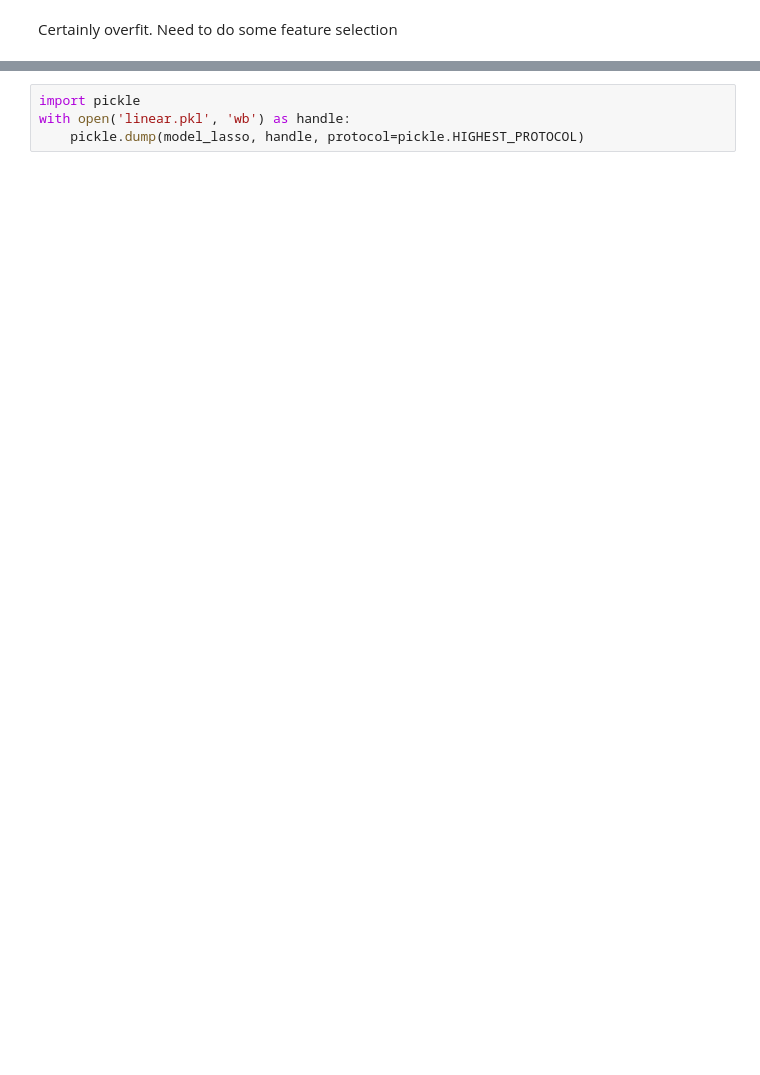
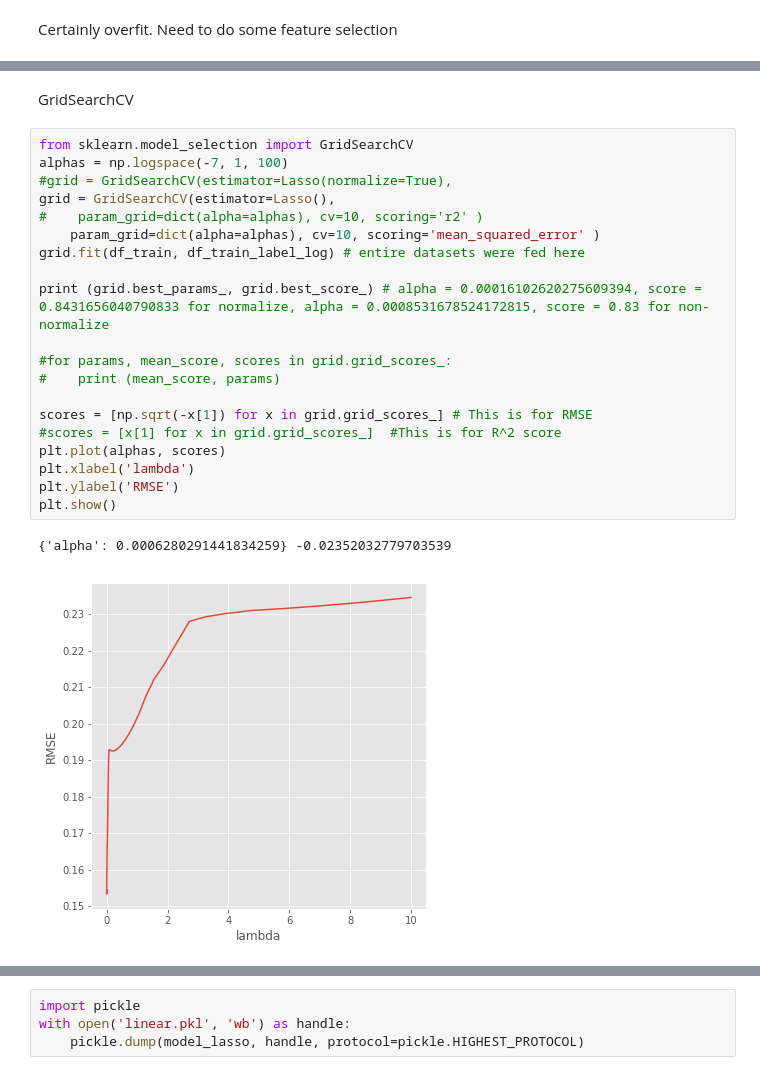
Before and after one commit to richiebui/4sigma, a Jupyter notebook: Hueyling/Kaggle_House_Price/linear_regression.ipynb, the cells around one changed output, grey strips where cells are left out. Saved outputs shown, nothing was run; the diff lists cells and outputs as text; blank space fills up the shorter version.

```diff
--- a/Hueyling/Kaggle_House_Price/linear_regression.ipynb
+++ b/Hueyling/Kaggle_House_Price/linear_regression.ipynb
@@ -116,0 +119,25 @@ Lasso picked 70 variables and eliminated the other 29 variables
+# %% [markdown]
+GridSearchCV
+# %%
+from sklearn.model_selection import GridSearchCV
+alphas = np.logspace(-7, 1, 100)
+#grid = GridSearchCV(estimator=Lasso(normalize=True),
+grid = GridSearchCV(estimator=Lasso(),
+#    param_grid=dict(alpha=alphas), cv=10, scoring='r2' )
+    param_grid=dict(alpha=alphas), cv=10, scoring='mean_squared_error' )
+grid.fit(df_train, df_train_label_log) # entire datasets were fed here
+
+print (grid.best_params_, grid.best_score_) # alpha = 0.00016102620275609394, score = 0.8431656040790833 for normalize, alpha = 0.0008531678524172815, score = 0.83 for non-normalize
+
+#for params, mean_score, scores in grid.grid_scores_:
+#    print (mean_score, params)
+
+scores = [np.sqrt(-x[1]) for x in grid.grid_scores_] # This is for RMSE
+#scores = [x[1] for x in grid.grid_scores_]  #This is for R^2 score
+plt.plot(alphas, scores)
+plt.xlabel('lambda')
+plt.ylabel('RMSE')
+plt.show()
+# %% [output]
+{'alpha': 0.0006280291441834259} -0.02352032779703539
+[figure, added]
```
Also changed, not shown: parts of 5 cells of this notebook, 2 other files.
